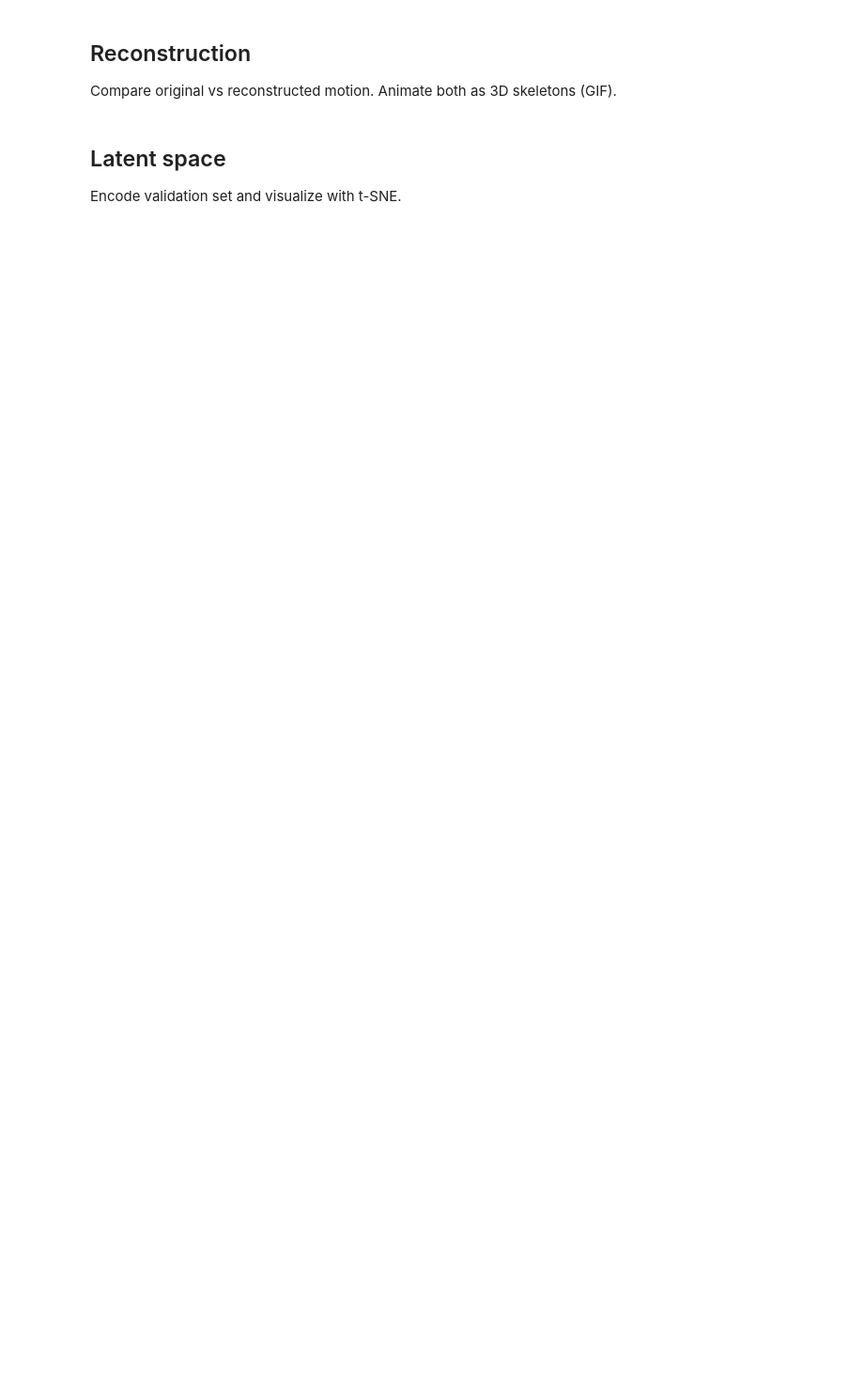
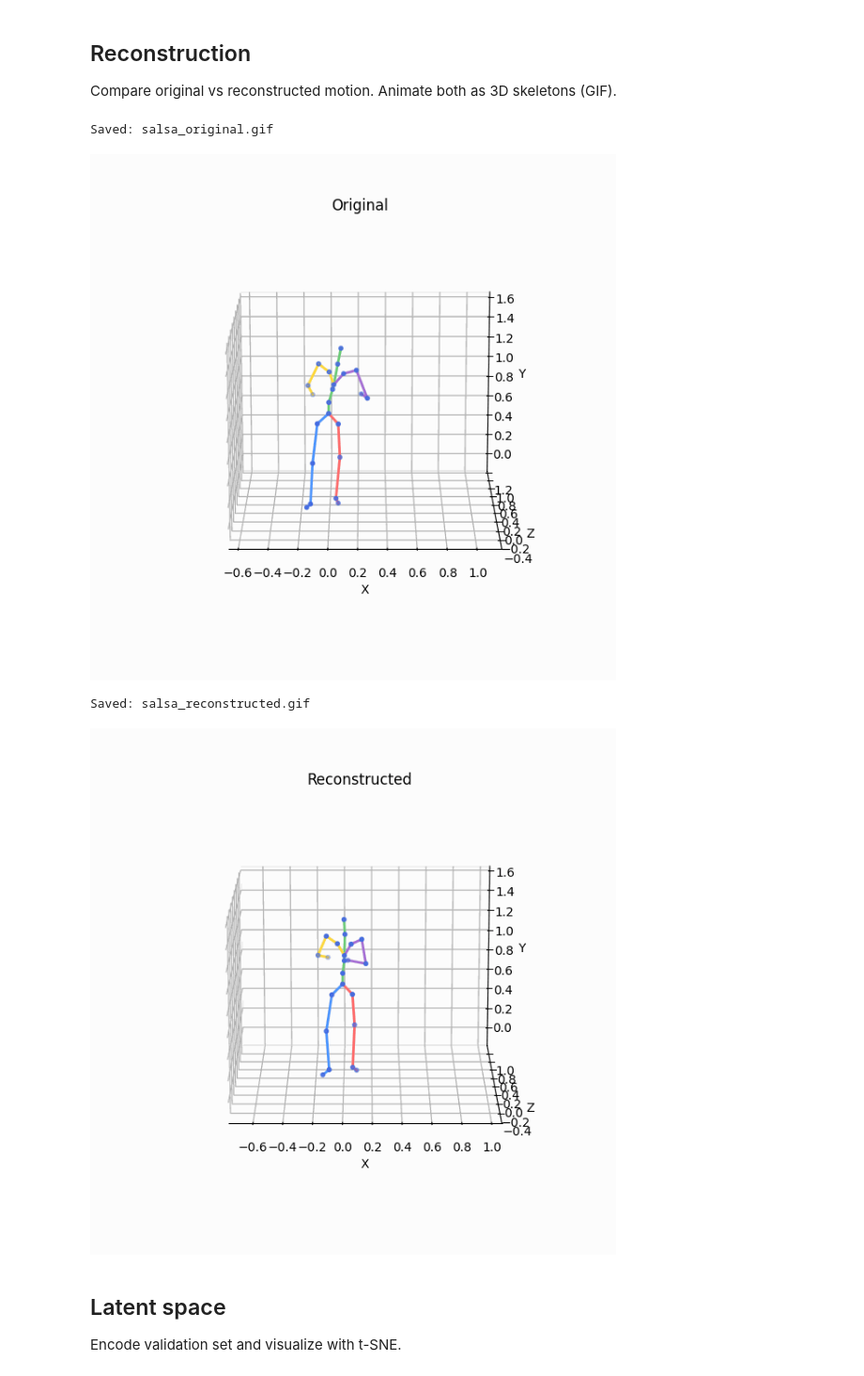
Before and after one commit to pjyazdian/VQVAE-INN-Workshop, a Jupyter notebook: 03_Salsa_Dance.ipynb, the cells around one changed output. Shown at 94% size. Saved outputs shown, nothing was run; the diff lists cells and outputs as text; code cells hidden in the pictures; blank space fills up the shorter version.

```diff
--- a/03_Salsa_Dance.ipynb
+++ b/03_Salsa_Dance.ipynb
@@ -97,20 +134,25 @@ trainer.run(n_epochs=1)
 
 Compare original vs reconstructed motion. Animate both as 3D skeletons (GIF).
 # %%
-idx = 0
+idx = 1
 model.eval()
 with torch.no_grad():
     sample = val_loader.dataset[idx]  # (19, 262) tensor
     data = sample.unsqueeze(0).to(device)
     recon, _, _, z = model(data)
 orig = data[0].cpu().numpy()
 recon_np = recon[0].cpu().numpy()
 ds = val_loader.dataset
 norm_mean = ds.mean.numpy() if ds.mean is not None else None
 norm_std = ds.std.numpy() if ds.std is not None else None
 # 3D skeleton animations (GIF)
 animate_skeleton_3d_gif(orig, "salsa_original.gif", "interhuman", norm_mean, norm_std, "Original", fps=15)
 animate_skeleton_3d_gif(recon_np, "salsa_reconstructed.gif", "interhuman", norm_mean, norm_std, "Reconstructed", fps=15)
+# %% [output]
+Saved: salsa_original.gif
+[figure, added]
+Saved: salsa_reconstructed.gif
+[figure, added]
 # %% [markdown]
 ## Latent space
 
```
Also changed, not shown: parts of 21 cells of this notebook, 6 other files.
